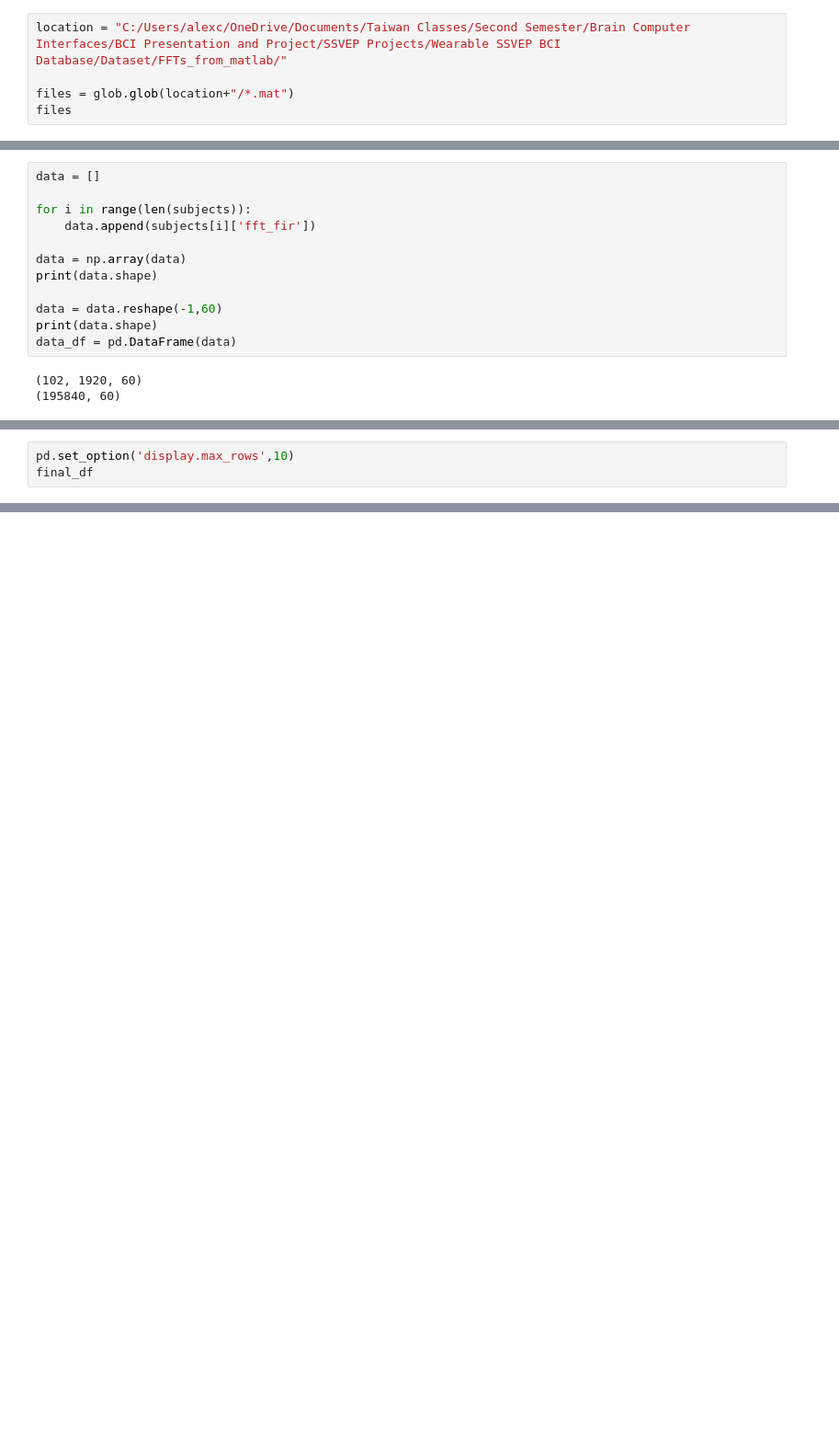
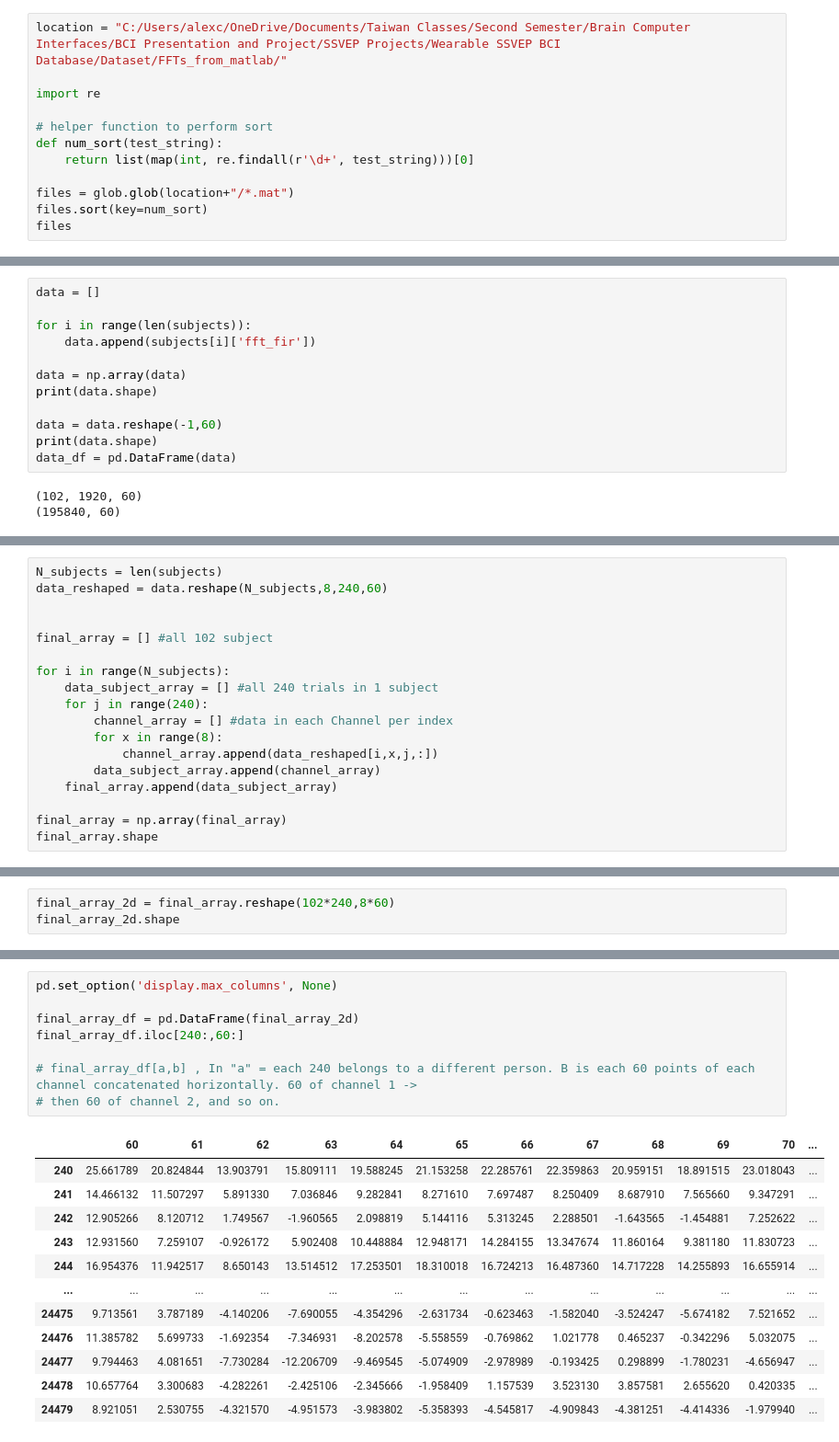
Before and after one commit to alexcortes18/SSVEP-BCI-Project, a Jupyter notebook: Code/23_May_Classification_FFT.ipynb, the cells around one changed output, grey strips where cells are left out. Shown at 92% size. Cells and saved outputs as stored; diff of their text form; blank space fills up the shorter version.

Commit message:
Corrected Data Preprocessing
Data is now in 24480 rows x 480 columns.
480 = 60 data points x 8 channels. 60 -> 60 -> and so on concatenated horizontally.

```diff
--- a/Code/23_May_Classification_FFT.ipynb
+++ b/Code/23_May_Classification_FFT.ipynb
@@ -7,7 +7,14 @@ from scipy.io import loadmat
 # %%
 location = "C:/Users/alexc/OneDrive/Documents/Taiwan Classes/Second Semester/Brain Computer Interfaces/BCI Presentation and Project/SSVEP Projects/Wearable SSVEP BCI Database/Dataset/FFTs_from_matlab/"
 
+import re
+
+# helper function to perform sort
+def num_sort(test_string):
+    return list(map(int, re.findall(r'\d+', test_string)))[0]
+
 files = glob.glob(location+"/*.mat")
+files.sort(key=num_sort)
 files
 # %% [output]
 ['C:/Users/alexc/OneDrive/Documents/Taiwan Classes/Second Semester/Brain Computer Interfaces/BCI Presentation and Project/SSVEP Projects/Wearable SSVEP BCI Database/Dataset/FFTs_from_matlab\\cleaned_S ...
@@ -110,3 +74,0 @@ See the caveats in the documentation: https://pandas.pydata.org/pandas-docs/stab
-# %%
-pd.set_option('display.max_rows',10)
-final_df
@@ -414,0 +77,18 @@ Accuracy: 0.07475490196078431
+# %%
+N_subjects = len(subjects)
+data_reshaped = data.reshape(N_subjects,8,240,60)
+
+
+final_array = [] #all 102 subject
+
+for i in range(N_subjects):
+    data_subject_array = [] #all 240 trials in 1 subject
+    for j in range(240):
+        channel_array = [] #data in each Channel per index
+        for x in range(8):
+            channel_array.append(data_reshaped[i,x,j,:])
+        data_subject_array.append(channel_array)
+    final_array.append(data_subject_array)
+
+final_array = np.array(final_array)
+final_array.shape
@@ -414,0 +115,3 @@ Accuracy: 0.07475490196078431
+# %%
+final_array_2d = final_array.reshape(102*240,8*60)
+final_array_2d.shape
@@ -414,0 +120,21 @@ Accuracy: 0.07475490196078431
+# %%
+pd.set_option('display.max_columns', None)
+
+final_array_df = pd.DataFrame(final_array_2d)
+final_array_df.iloc[240:,60:]
+
+# final_array_df[a,b] , In "a" = each 240 belongs to a different person. B is each 60 points of each channel concatenated horizontally. 60 of channel 1 ->
+# then 60 of channel 2, and so on.
+# %% [output]
+|  | 60 | 61 | 62 | 63 | 64 | 65 | 66 | 67 | 68 | 69 | 70 | ... |
+| 240 | 25.661789 | 20.824844 | 13.903791 | 15.809111 | 19.588245 | 21.153258 | 22.285761 | 22.359863 | 20.959151 | 18.891515 | 23.018043 | ... |
+| 241 | 14.466132 | 11.507297 | 5.891330 | 7.036846 | 9.282841 | 8.271610 | 7.697487 | 8.250409 | 8.687910 | 7.565660 | 9.347291 | ... |
+| 242 | 12.905266 | 8.120712 | 1.749567 | -1.960565 | 2.098819 | 5.144116 | 5.313245 | 2.288501 | -1.643565 | -1.454881 | 7.252622 | ... |
+| 243 | 12.931560 | 7.259107 | -0.926172 | 5.902408 | 10.448884 | 12.948171 | 14.284155 | 13.347674 | 11.860164 | 9.381180 | 11.830723 | ... |
+| 244 | 16.954376 | 11.942517 | 8.650143 | 13.514512 | 17.253501 | 18.310018 | 16.724213 | 16.487360 | 14.717228 | 14.255893 | 16.655914 | ... |
+| ... | ... | ... | ... | ... | ... | ... | ... | ... | ... | ... | ... | ... |
+| 24475 | 9.713561 | 3.787189 | -4.140206 | -7.690055 | -4.354296 | -2.631734 | -0.623463 | -1.582040 | -3.524247 | -5.674182 | 7.521652 | ... |
+| 24476 | 11.385782 | 5.699733 | -1.692354 | -7.346931 | -8.202578 | -5.558559 | -0.769862 | 1.021778 | 0.465237 | -0.342296 | 5.032075 | ... |
+| 24477 | 9.794463 | 4.081651 | -7.730284 | -12.206709 | -9.469545 | -5.074909 | -2.978989 | -0.193425 | 0.298899 | -1.780231 | -4.656947 | ... |
+| 24478 | 10.657764 | 3.300683 | -4.282261 | -2.425106 | -2.345666 | -1.958409 | 1.157539 | 3.523130 | 3.857581 | 2.655620 | 0.420335 | ... |
+| 24479 | 8.921051 | 2.530755 | -4.321570 | -4.951573 | -3.983802 | -5.358393 | -4.545817 | -4.909843 | -4.381251 | -4.414336 | -1.979940 | ... |
```
Also changed, not shown: parts of 45 cells of this notebook, 6 other files.
